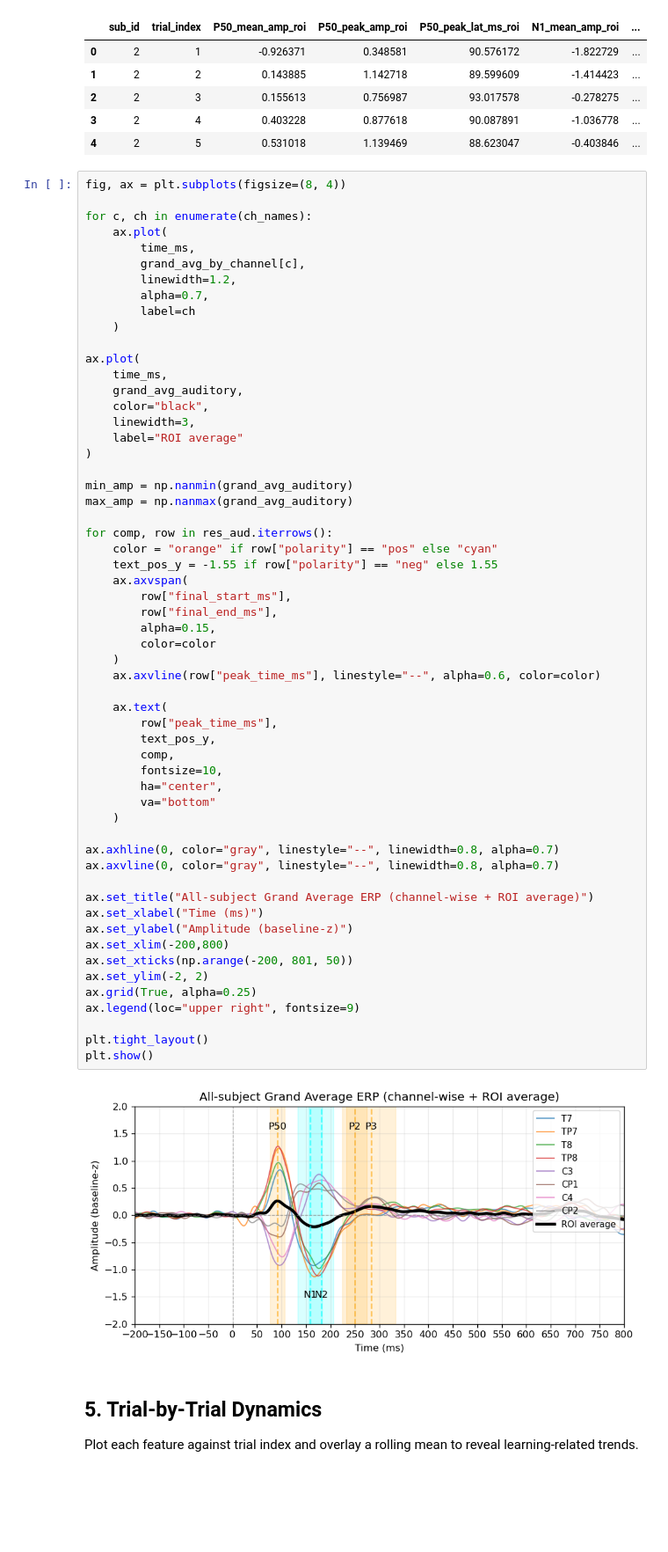
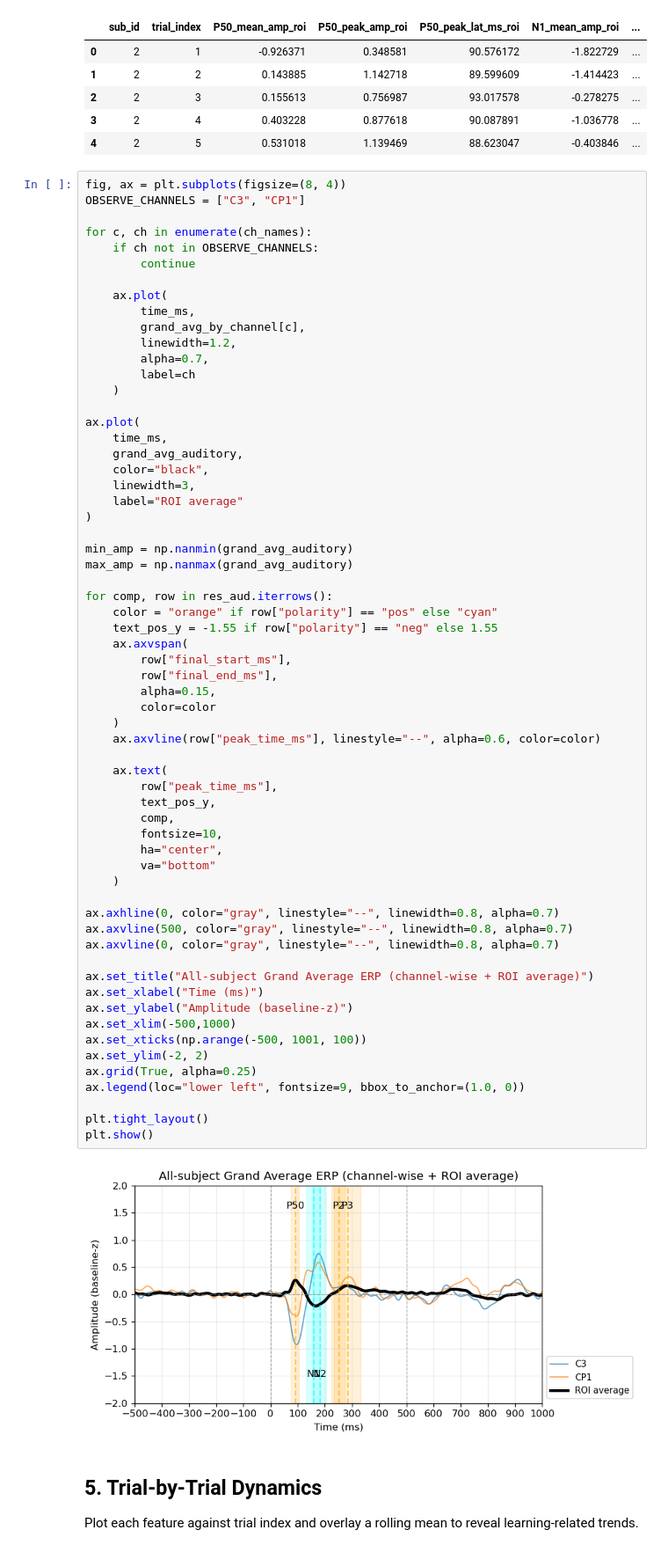
Before and after one commit to CXie-Nobug/Physics-of-Cognition_Learning, a Jupyter notebook: trial_dynamics_BLA.ipynb, the cells around one changed output. Shown at 88% size. Saved outputs shown, nothing was run; the diff lists cells and outputs as text; blank space fills up the shorter version.

Commit message:
observe BLT

```diff
--- a/trial_dynamics_BLA.ipynb
+++ b/trial_dynamics_BLA.ipynb
@@ -753,8 +750,12 @@ ROI feature df:
 | 4 | 2 | 5 | 0.531018 | 1.139469 | 88.623047 | -0.403846 | ... |
 # %%
 fig, ax = plt.subplots(figsize=(8, 4))
+OBSERVE_CHANNELS = ["C3", "CP1"]
 
 for c, ch in enumerate(ch_names):
+    if ch not in OBSERVE_CHANNELS:
+        continue
+
     ax.plot(
         time_ms,
         grand_avg_by_channel[c],
@@ -779,37 +780,38 @@ for comp, row in res_aud.iterrows():
     text_pos_y = -1.55 if row["polarity"] == "neg" else 1.55
     ax.axvspan(
         row["final_start_ms"],
         row["final_end_ms"],
         alpha=0.15,
         color=color
     )
     ax.axvline(row["peak_time_ms"], linestyle="--", alpha=0.6, color=color)
 
     ax.text(
         row["peak_time_ms"],
         text_pos_y,
         comp,
         fontsize=10,
         ha="center",
         va="bottom"
     )
 
 ax.axhline(0, color="gray", linestyle="--", linewidth=0.8, alpha=0.7)
+ax.axvline(500, color="gray", linestyle="--", linewidth=0.8, alpha=0.7)
 ax.axvline(0, color="gray", linestyle="--", linewidth=0.8, alpha=0.7)
 
 ax.set_title("All-subject Grand Average ERP (channel-wise + ROI average)")
 ax.set_xlabel("Time (ms)")
 ax.set_ylabel("Amplitude (baseline-z)")
-ax.set_xlim(-200,800)
-ax.set_xticks(np.arange(-200, 801, 50))
+ax.set_xlim(-500,1000)
+ax.set_xticks(np.arange(-500, 1001, 100))
 ax.set_ylim(-2, 2)
 ax.grid(True, alpha=0.25)
-ax.legend(loc="upper right", fontsize=9)
+ax.legend(loc="lower left", fontsize=9, bbox_to_anchor=(1.0, 0))
 
 plt.tight_layout()
 plt.show()
 # %% [output]
-[figure, old version]
+[figure, new version]
 # %% [markdown]
 ## 5. Trial-by-Trial Dynamics
 
```
Also changed, not shown: parts of 4 cells of this notebook, 2 other files.
